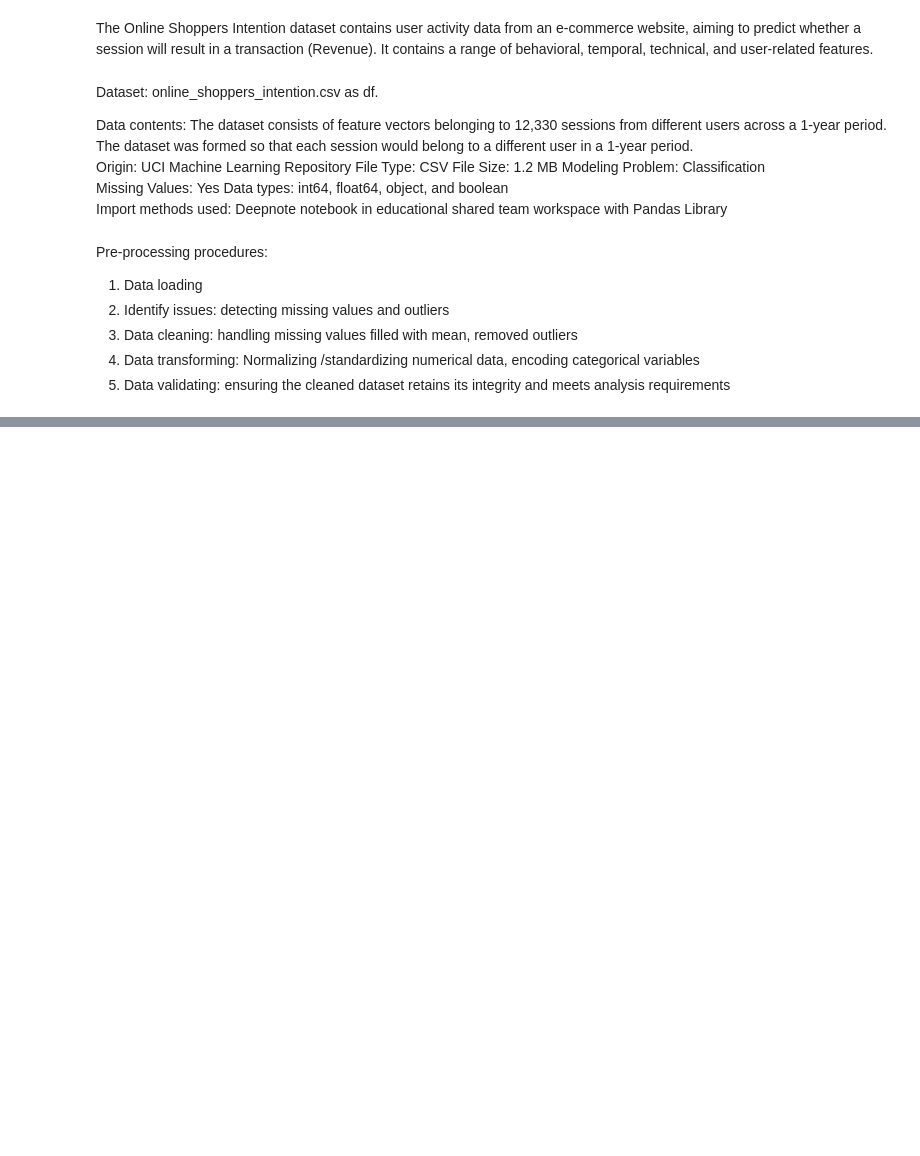
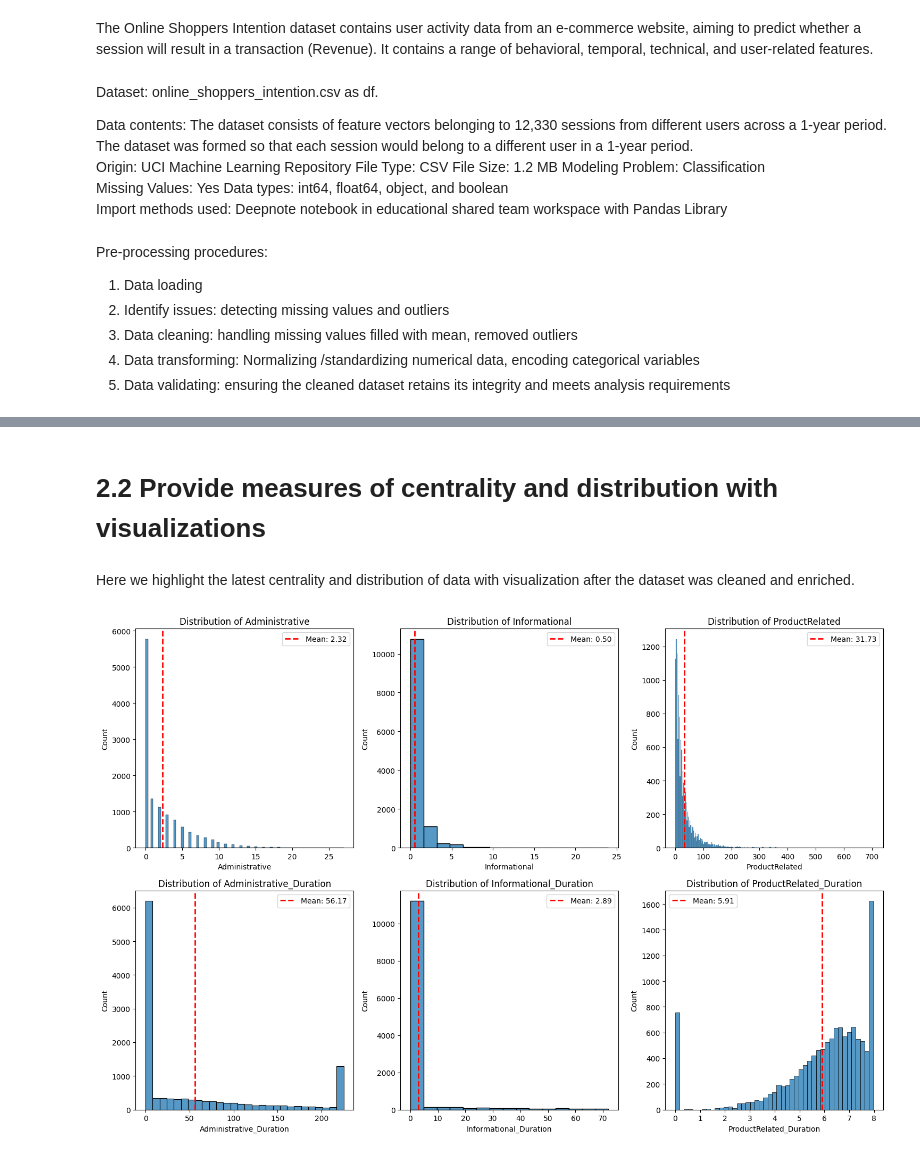
Before and after one commit to bartteeuwen/USD-Data-Science-Programming-Class, a Jupyter notebook: Data_Science_Programming.ipynb, the cells around one changed output, grey strips where cells are left out. Drawn from its saved outputs; the diff is of its cells as text; code cells hidden in the pictures; blank space fills up the shorter version.

```diff
--- a/Data_Science_Programming.ipynb
+++ b/Data_Science_Programming.ipynb
@@ -74,0 +592,43 @@ FileNotFoundError: [Errno 2] No such file or directory: 'online_shoppers_intenti
+# %% [markdown]
+# 2.2 Provide measures of centrality and distribution with visualizations
+# %% [markdown]
+Here we highlight the latest centrality and distribution of data with visualization after the dataset was cleaned and enriched.
+# %%
+import matplotlib.pyplot as plt
+import seaborn as sns
+
+# Define your desired variables for visualization
+page_columns = ['Administrative', 'Informational', 'ProductRelated']
+duration_columns = ['Administrative_Duration', 'Informational_Duration', 'ProductRelated_Duration']
+visualization_columns = page_columns + duration_columns
+
+# Ensure the columns exist in the transformed DataFrame
+visualization_columns = [col for col in visualization_columns if col in transformed.columns]
+
+# Determine the subplot layout
+ncols = 3
+nrows = int(np.ceil(len(visualization_columns) / ncols))
+
+fig, axes = plt.subplots(nrows=nrows, ncols=ncols, figsize=(15, 5 * nrows))
+axes = axes.flatten() if (nrows * ncols) > 1 else [axes]
+
+for i, col in enumerate(visualization_columns):
+    # Plot a histogram for each column
+    sns.histplot(data=transformed, x=col, ax=axes[i], kde=False)
+    axes[i].set_title(f"Distribution of {col}")
+    axes[i].set_xlabel(col)
+    axes[i].set_ylabel('Count')
+
+    # Calculate mean and add a vertical line
+    mean_val = transformed[col].mean()
+    axes[i].axvline(mean_val, color='red', linestyle='--', linewidth=2, label=f'Mean: {mean_val:.2f}')
+    axes[i].legend()
+
+# Hide any unused subplots
+for j in range(i + 1, len(axes)):
+    axes[j].set_visible(False)
+
+plt.tight_layout()
+plt.show()
+# %% [output]
+[figure, added]
```
Also changed, not shown: parts of 55 cells of this notebook.
